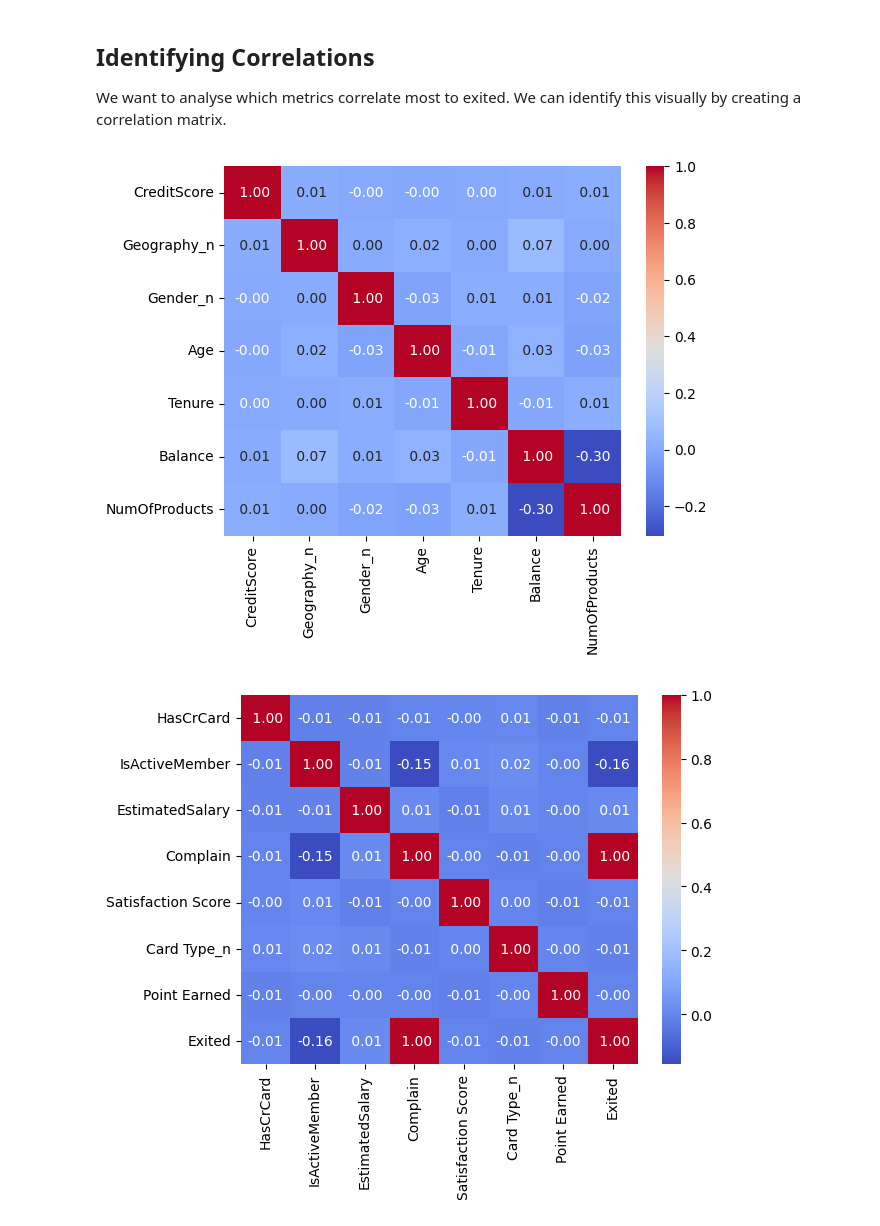
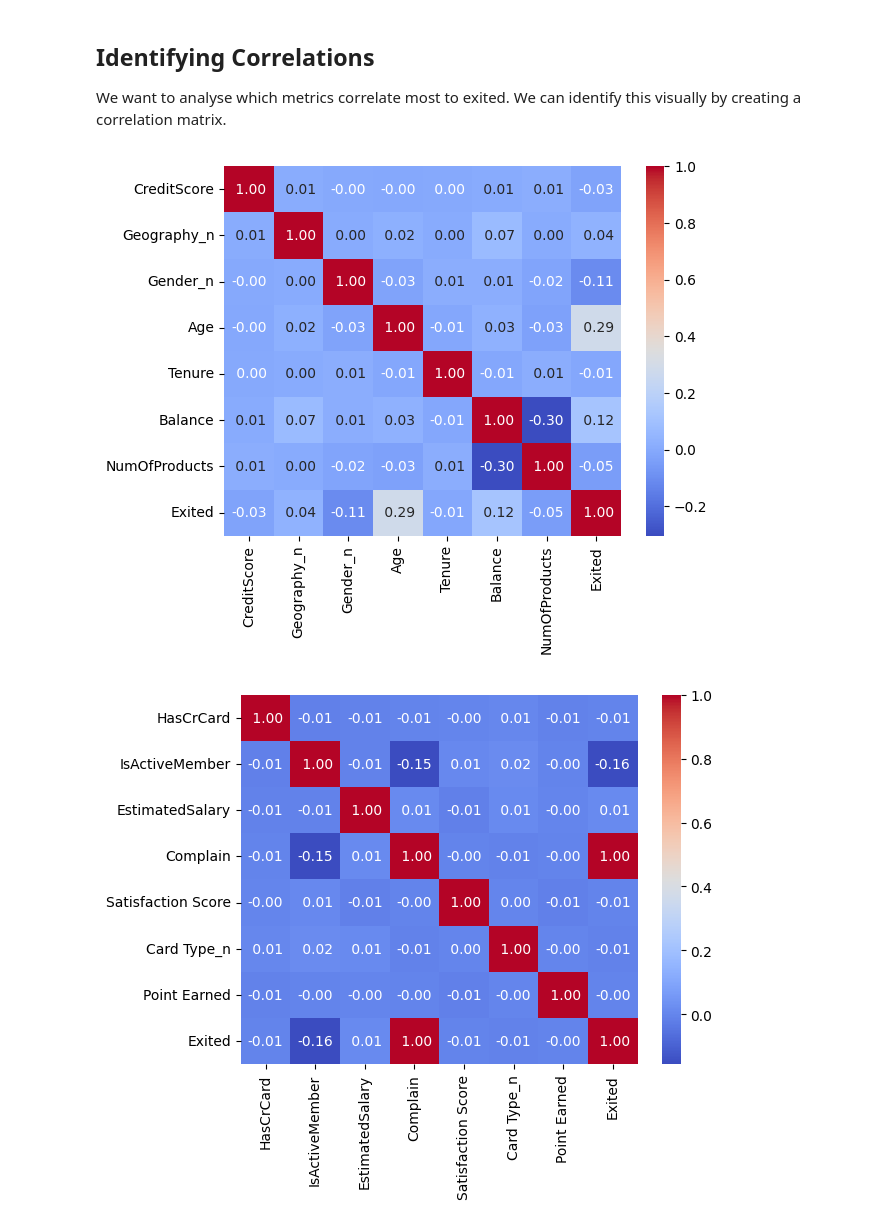
Before and after one commit to joela03/Customer-Churn-Analysis-and-Prediction, a Jupyter notebook: churn_analysis.ipynb, the cells around one changed output. Cells and saved outputs as stored; diff of their text form; code cells hidden in the pictures.

```diff
--- a/churn_analysis.ipynb
+++ b/churn_analysis.ipynb
@@ -65,20 +65,20 @@ We want to analyse which metrics correlate most to exited. We can identify this
 # %%
 import seaborn as sns
 from sklearn.preprocessing import LabelEncoder
 
 # Encoding objects
 
 le = LabelEncoder()
 
 object_list = ["Geography", "Gender", "Card Type"]
 
 for object in object_list:
     df[f"{object}_n"] = le.fit_transform(df[object])
 
 
-correlation_heatmap_1 = sns.heatmap(df[["CreditScore", "Geography_n", "Gender_n", "Age", "Tenure", "Balance", "NumOfProducts"]].corr(), annot=True, fmt=" .2f", cmap="coolwarm")
+correlation_heatmap_1 = sns.heatmap(df[["CreditScore", "Geography_n", "Gender_n", "Age", "Tenure", "Balance", "NumOfProducts", "Exited"]].corr(), annot=True, fmt=" .2f", cmap="coolwarm")
 # %% [output]
-[figure, old version]
+[figure, new version]
 # %%
 correlation_heatmap_2 = sns.heatmap(df[["HasCrCard", "IsActiveMember", "EstimatedSalary", "Complain", "Satisfaction Score", "Card Type_n", "Point Earned", "Exited"]].corr(), annot=True, fmt=" .2f", cmap="coolwarm")
 # %% [output]
```
Also changed, not shown: parts of 1 cell of this notebook.
